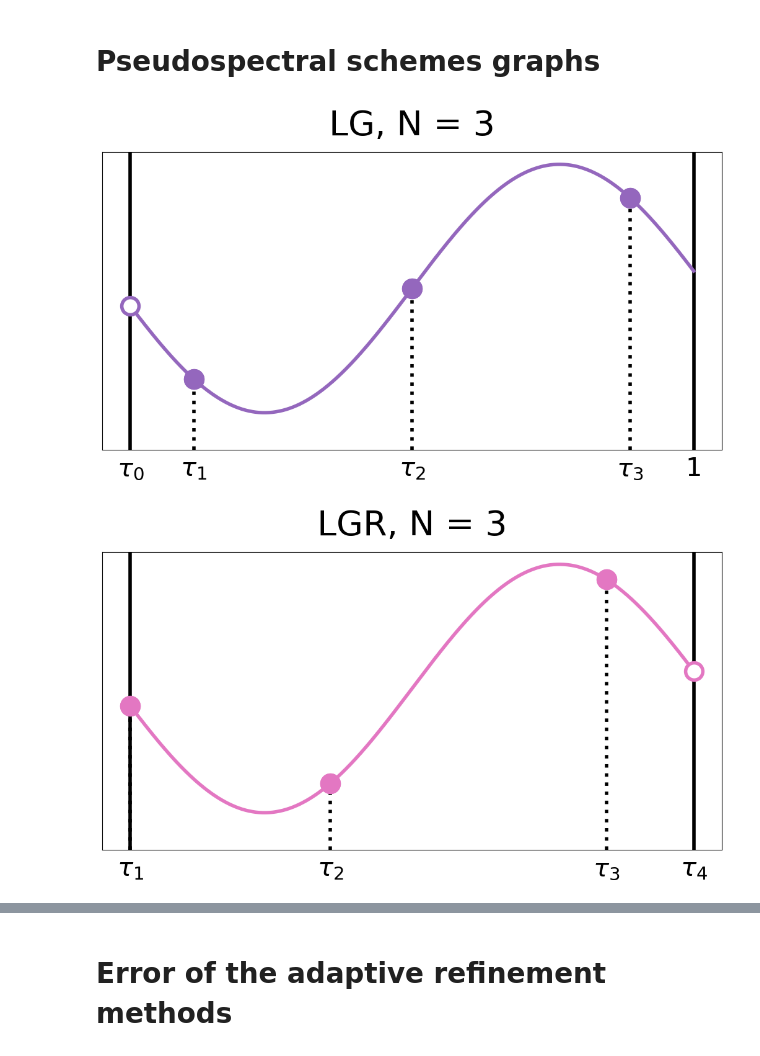
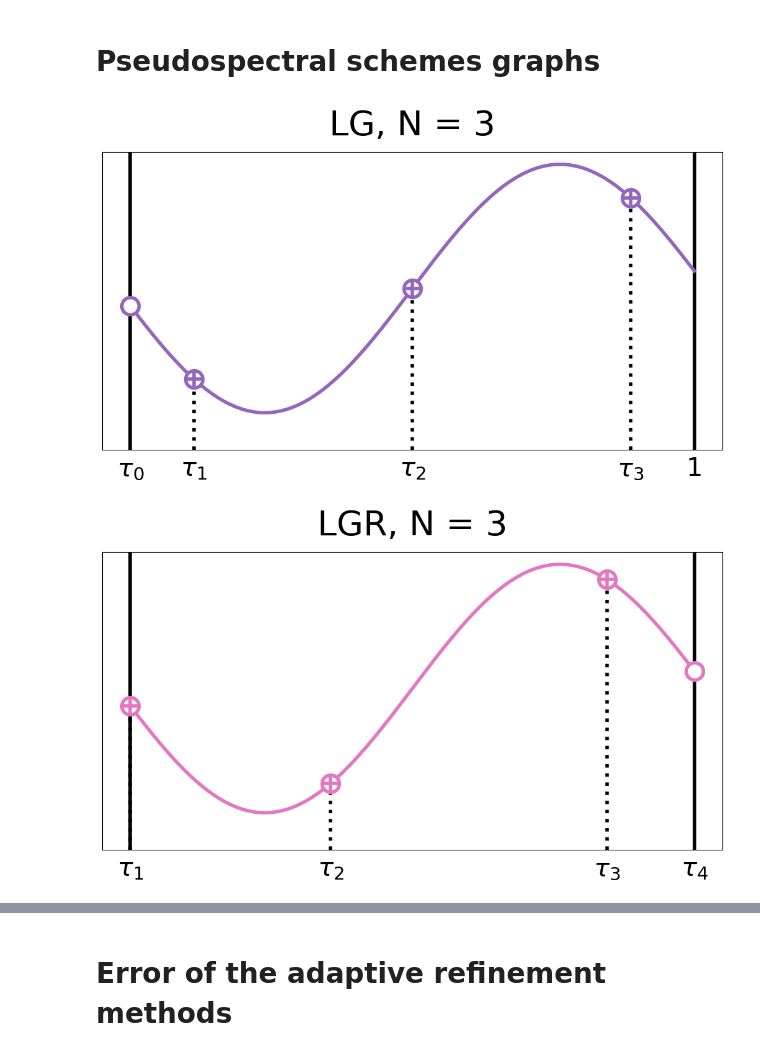
Before and after one commit to AunSiro/Cosejas_IRI, a Jupyter notebook: Casadi/sinthetic data for graphs.ipynb, the cells around one changed output, grey strips where cells are left out. Drawn from its saved outputs; the diff is of its cells as text; code cells hidden in the pictures.

```diff
--- a/Casadi/sinthetic data for graphs.ipynb
+++ b/Casadi/sinthetic data for graphs.ipynb
@@ -990,38 +990,38 @@ plt.plot(lg_nod, lg_nod_y,'o' ,
          mew = linewidth
         )
 
-plt.plot(lg_col, lg_col_y,'o' ,
+plt.plot(lg_col, lg_col_y,'+' ,
          mec = sch_to_color(scheme),
          ms = marker_size,
          mew = linewidth,
          mfc = sch_to_color(scheme),
         )
 plt.ylim(-1.3, 1.1)
 plt.tick_params(
         axis='both',          # changes apply to the x-axis
         which='both',      # both major and minor ticks are affected
         bottom=False,      # ticks along the bottom edge are off
         top=False,         # ticks along the top edge are off
         left = False,
         labelleft = False,
         labelbottom=True)
 
 x_ticks = np.array(node_points(N_col+1, 'LG')+[1], dtype = float)
 x_labels = [r'$\tau_'+str(ii)+'$' for ii in range(N_col+1)] + ['1']
 plt.xticks(x_ticks, x_labels, fontsize = 30)
 
 plt.tight_layout(pad=0.0)
 if save:
         save_fig(
             problem_name = problem_name,
             graph_name = 'points',
             schemes_printed = [scheme],
             save_format = save_format,
             N = N_col,
             q_counter = None,
         )
 # %% [output]
-[figure, old version]
+[figure, new version]
 # %%
 scheme = 'LGR'
 
@@ -1049,7 +1049,7 @@ plt.plot(lgr_nod, lgr_nod_y,'o' ,
          mew = linewidth
         )
 
-plt.plot(lgr_col, lgr_col_y,'o' ,
+plt.plot(lgr_col, lgr_col_y,'+' ,
          mec = sch_to_color(scheme),
          ms = marker_size,
          mew = linewidth,
@@ -1080,7 +1080,7 @@ if save:
             q_counter = None,
         )
 # %% [output]
-[figure, old version]
+[figure, new version]
 # %%
 scheme = 'LGL'
 
```
Also changed, not shown: parts of 6 cells of this notebook.
